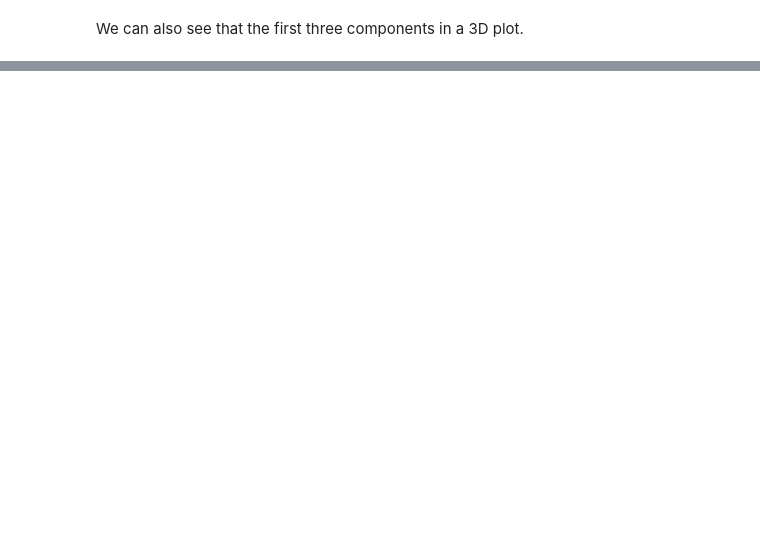
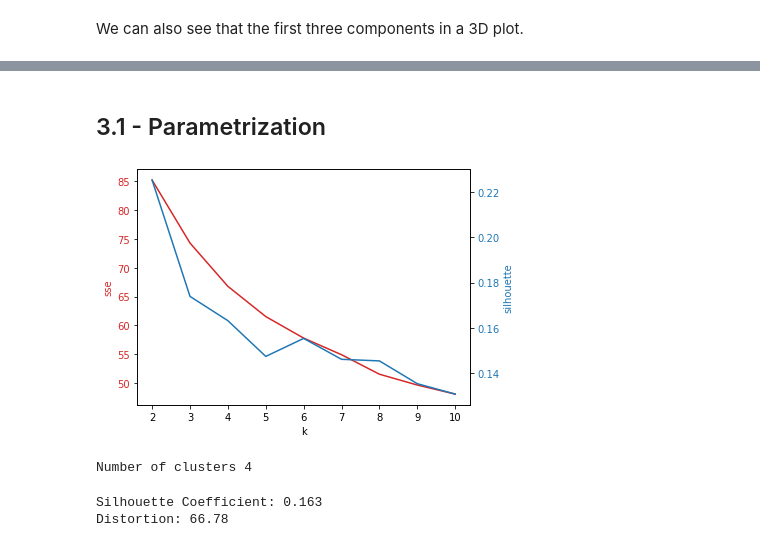
Before and after one commit to eduardez/Machine-Learning-ESI, a Jupyter notebook: ELM_Iquitos(00_03)L.ipynb, the cells around one changed output, grey strips where cells are left out. Saved outputs shown, nothing was run; the diff lists cells and outputs as text; code cells hidden in the pictures; blank space fills up the shorter version.

```diff
--- a/ELM_Iquitos(00_03)L.ipynb
+++ b/ELM_Iquitos(00_03)L.ipynb
@@ -404,0 +407,7 @@ fig.show()
+# %%
+import plotly.express as px
+fig = px.scatter(x=X_pca[:,0], y= X_pca[:,1])
+
+for i in range(0,len(X_pca)):
+     fig.add_annotation(x = X_pca[i,0], y = X_pca[i,1], text = str(dataset_features.iloc[i,:].name))
+fig.show()
@@ -404,0 +421,2 @@ fig.show()
+# %% [markdown]
+## 3.1 - Parametrization
@@ -404,0 +441,35 @@ fig.show()
+# %%
+from sklearn.cluster import KMeans
+from sklearn import metrics
+
+distortions = []
+silhouettes = []
+
+for i in range(2, 11):
+    km = KMeans(i, init, n_init = iterations ,max_iter= max_iter, tol = tol,random_state = random_state)
+    labels = km.fit_predict(X_pca)
+    distortions.append(km.inertia_)
+    silhouettes.append(metrics.silhouette_score(X_pca, labels))
+# %%
+import matplotlib.pyplot as plt
+
+x = [i for i in range(2,11)]
+fig, ax1 = plt.subplots()
+
+color = 'tab:red'
+ax1.set_xlabel('k')
+ax1.set_ylabel('sse', color=color)
+ax1.plot(x, distortions, color=color)
+ax1.tick_params(axis='y', labelcolor=color)
+
+ax2 = ax1.twinx()  # instantiate a second axes that shares the same x-axis
+
+color = 'tab:blue'
+ax2.set_ylabel('silhouette', color=color)  # we already handled the x-label with ax1
+ax2.plot(x, silhouettes, color=color)
+ax2.tick_params(axis='y', labelcolor=color)
+
+fig.tight_layout()  # otherwise the right y-label is slightly clipped
+plt.show()
+# %% [output]
+[figure, added]
@@ -404,0 +479,17 @@ fig.show()
+# %%
+print ("Number of clusters", k)
+km = KMeans(k, init, n_init = iterations ,
+            max_iter= max_iter, tol = tol, random_state = random_state)
+
+y_km = km.fit_predict(X_pca)
+# %% [output]
+Number of clusters 4
+# %%
+from sklearn import metrics
+print("Silhouette Coefficient: %0.3f"
+      % metrics.silhouette_score(X_pca, y_km))
+
+print('Distortion: %.2f' % km.inertia_)
+# %% [output]
+Silhouette Coefficient: 0.163
+Distortion: 66.78
```
Also changed, not shown: parts of 13 cells of this notebook.
